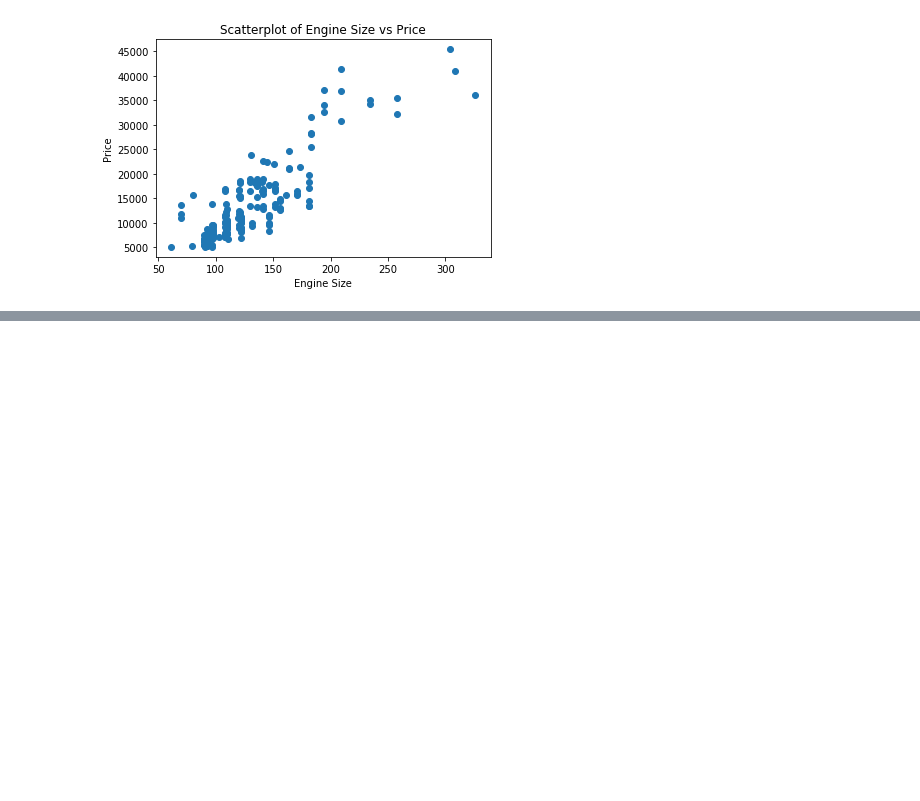
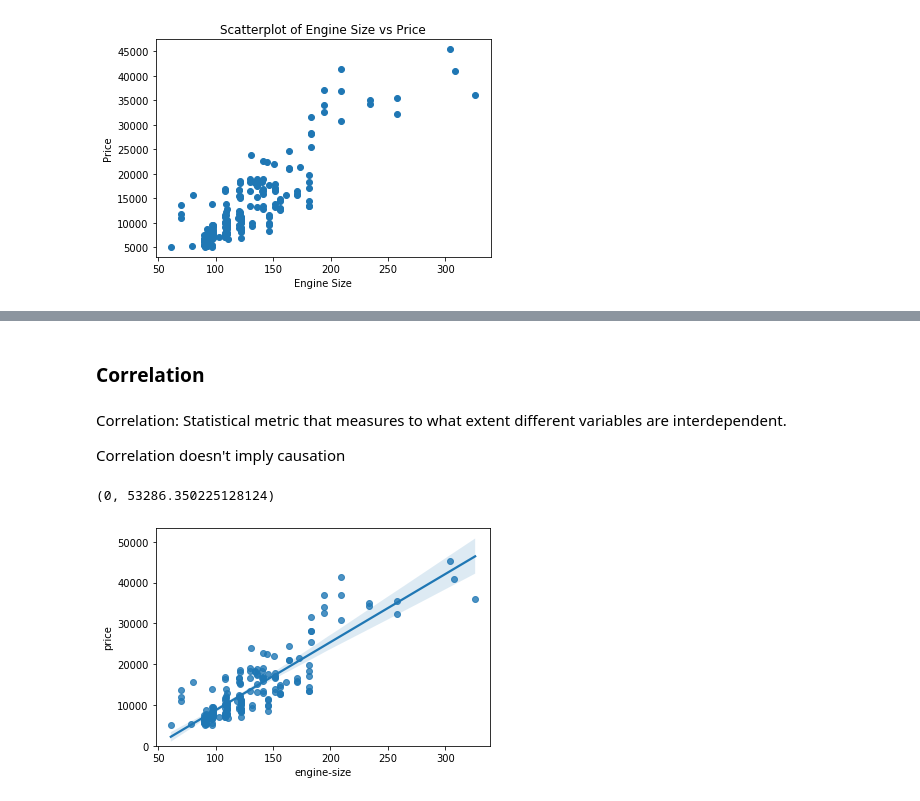
Before and after one commit to claudiagerez/python-data-analysis, a Jupyter notebook: python_cousera_example.ipynb, the cells around one changed output, grey strips where cells are left out. Drawn from its saved outputs; the diff is of its cells as text; code cells hidden in the pictures; blank space fills up the shorter version.

Commit message:
Correlation

```diff
--- a/python_cousera_example.ipynb
+++ b/python_cousera_example.ipynb
@@ -526,0 +602,15 @@ Text(0, 0.5, 'Price')
+# %% [markdown]
+### Correlation
+# %% [markdown]
+Correlation: Statistical metric that measures to what extent different variables are interdependent.
+
+Correlation doesn't imply causation
+# %%
+#Correlation between two features - positive linear relationship
+
+#Adding a regression line to a scatterplot
+sns.regplot(x = 'engine-size', y='price', data = df)
+plt.ylim(0,)
+# %% [output]
+(0, 53286.350225128124)
+[figure, added]
```
Also changed, not shown: parts of 13 cells of this notebook.
